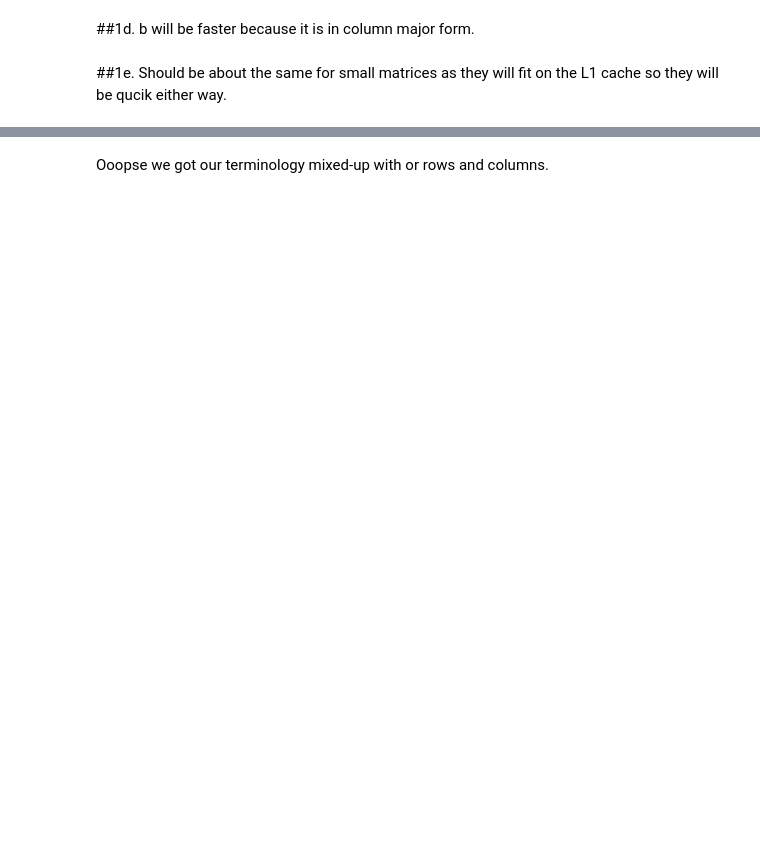
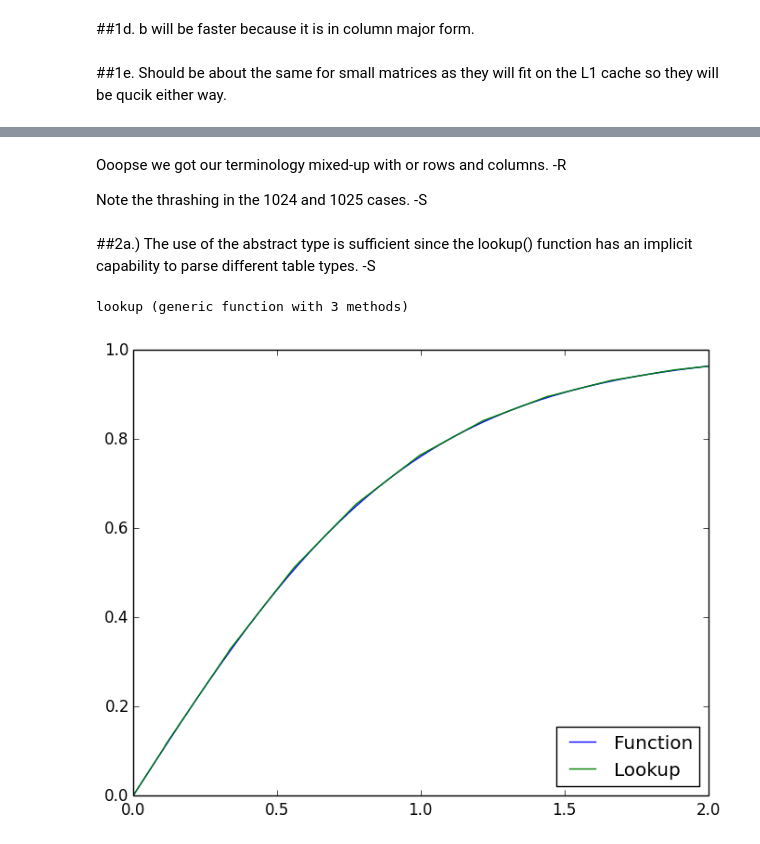
Before and after one commit to rcmorehead/ASTRO585, a Jupyter notebook: HW_5_pair_coding_with_sonny.ipynb, the cells around one changed output, grey strips where cells are left out. Saved outputs shown, nothing was run; the diff lists cells and outputs as text; code cells hidden in the pictures; blank space fills up the shorter version.

```diff
--- a/HW_5_pair_coding_with_sonny.ipynb
+++ b/HW_5_pair_coding_with_sonny.ipynb
@@ -109,2 +109,7 @@ Function 1    Function 2    Function 3
 # %% [markdown]
-Ooopse we got our terminology mixed-up with or rows and columns.
+Ooopse we got our terminology mixed-up with or rows and columns. -R
+
+Note the thrashing in the 1024 and 1025 cases. -S
+# %% [markdown]
+##2a.)
+The use of the abstract type is sufficient since the lookup() function has an implicit capability to parse different table types. -S
@@ -110,0 +119,21 @@ Ooopse we got our terminology mixed-up with or rows and columns.
+# %%
+include("CLASS_REPO/Astro585/Lab5/HW5_Q2_lookup_table.jl")
+# %% [output]
+lookup (generic function with 3 methods)
+# %%
+lookup_table = make_table_linear(x->tanh(x),0.,2.,10);
+# %%
+#2c)
+using PyPlot
+x = linspace(0.,2.,1000);
+y1 = tanh(x);
+y2 = lookup(lookup_table,x);
+res = y2 - y1;
+plot(x,y1,label="Function");
+plot(x,y2,label="Lookup");
+legend(loc="lower right");
+#figure();
+#plot(x,res,'o',label="Residuals")
+#legend();
+# %% [output]
+[figure, added]
```
Also changed, not shown: parts of 10 cells of this notebook.
